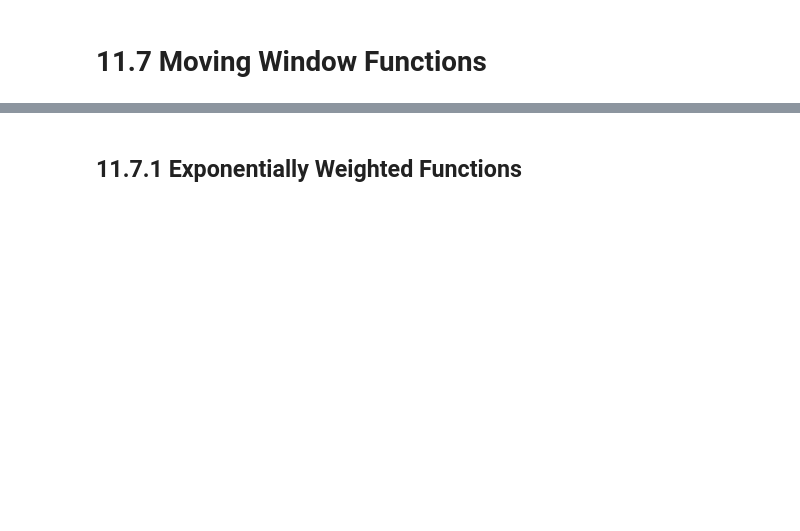
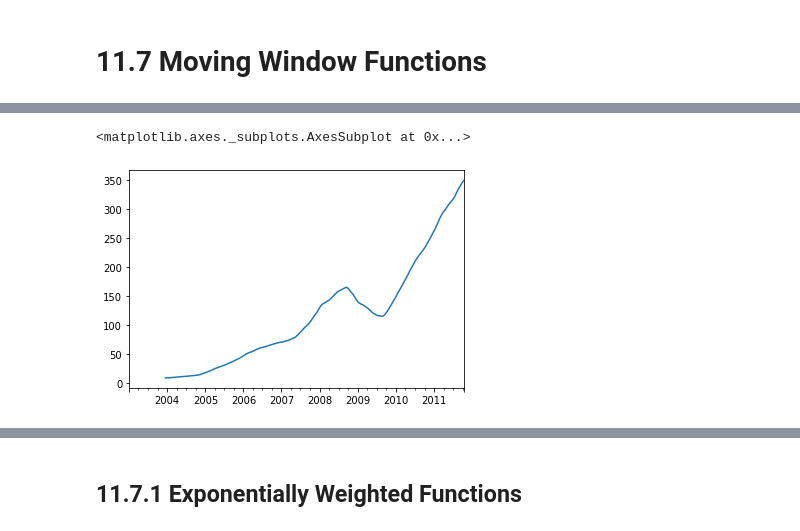
Before and after one commit to BoyuanLi-Steven/Python-For-Data-Analysis-2nd, a Jupyter notebook: Chapter 11. Time Series.ipynb, the cells around one changed output, grey strips where cells are left out. Saved outputs shown, nothing was run; the diff lists cells and outputs as text; code cells hidden in the pictures; blank space fills up the shorter version.

```diff
--- a/Chapter 11. Time Series.ipynb
+++ b/Chapter 11. Time Series.ipynb
@@ -1032,0 +1247,5 @@ Freq: Q-DEC, Name: infl, Length: 203, dtype: float64
+# %%
+close_px.AAPL.rolling(250).mean().plot()
+# %% [output]
+<matplotlib.axes._subplots.AxesSubplot at 0x...>
+[figure, added]
```
Also changed, not shown: parts of 33 cells of this notebook.
